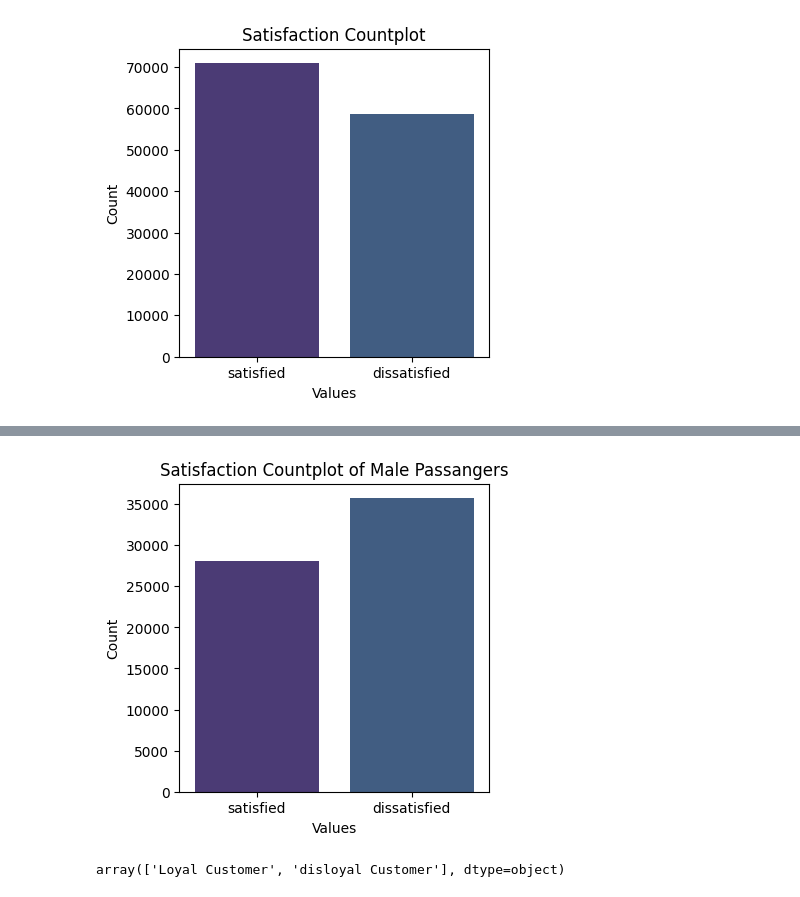
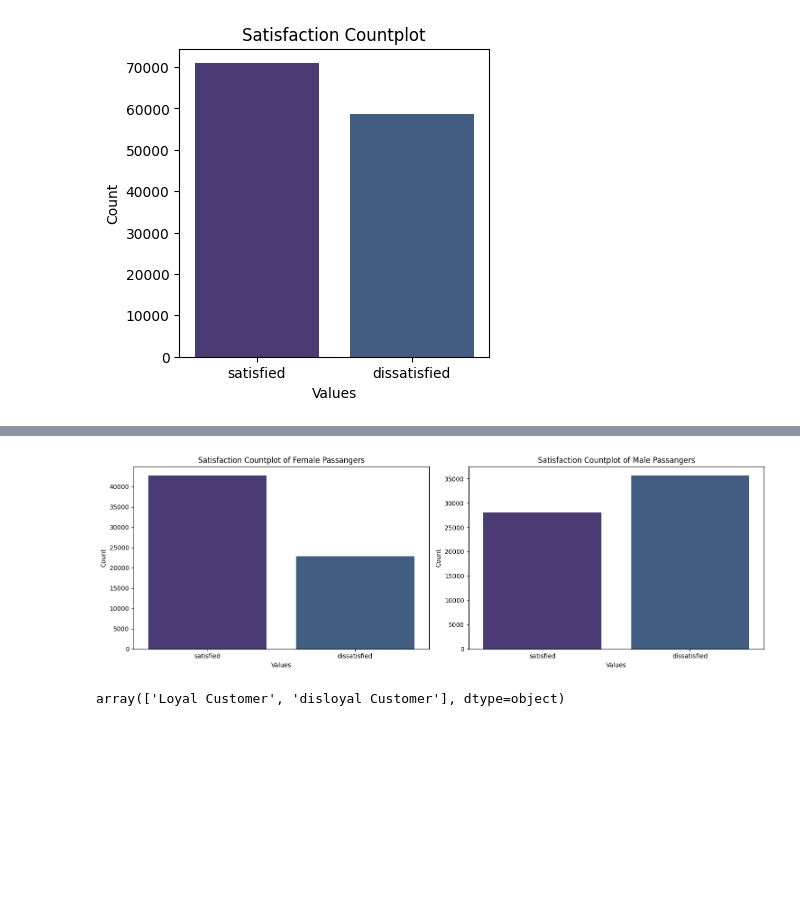
Before and after one commit to Lughaidh-w/Airline-Customer-Satisfaction, a Jupyter notebook: CA1.ipynb, the cells around one changed output, grey strips where cells are left out. Drawn from its saved outputs; the diff is of its cells as text; code cells hidden in the pictures; blank space fills up the shorter version.

```diff
--- a/CA1.ipynb
+++ b/CA1.ipynb
@@ -563,9 +540,20 @@ countplot(df1, "satisfaction", title="Satisfaction Countplot of Female Passanger
-# %%
-# countplot of male passengers
-df1 = df[df["Gender"]=="Male"]
-countplot(df1, "satisfaction", title="Satisfaction Countplot of Male Passangers")
-# %% [output]
-[figure, removed]
+# %%
+# countplot of correlated facilities
+fig, axs = plt.subplots(1, 2, figsize=(15, 5))
+
+# countplot of female passengers
+df1 = df[df["Gender"]=="Female"]
+axs[0] = countplot(df1, "satisfaction", title="Satisfaction Countplot of Female Passangers", ax=axs[0])
+
+# countplot of male passengers
+df1 = df[df["Gender"]=="Male"]
+axs[1] = countplot(df1, "satisfaction", title="Satisfaction Countplot of Male Passangers", ax=axs[ 1])
+
+
+plt.tight_layout()
+plt.show()
+# %% [output]
+[figure, added]
 # %%
 df["Customer Type"].unique()
 # %% [output]
```
Also changed, not shown: parts of 19 cells of this notebook, 1 other file.
